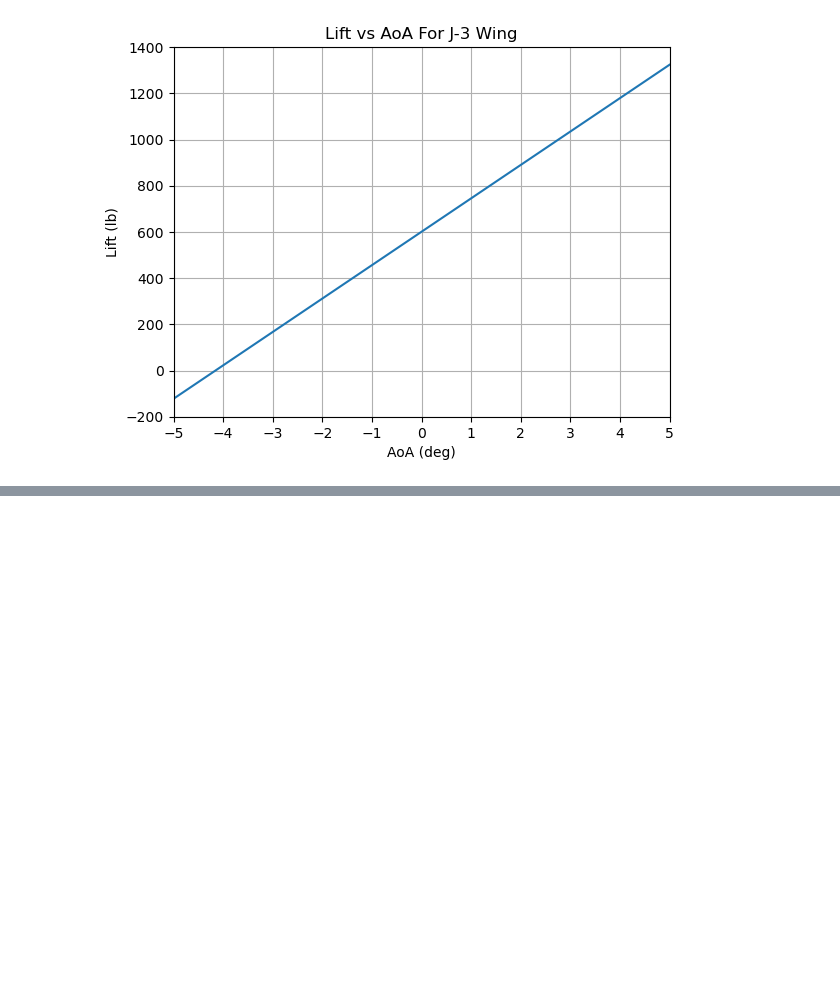
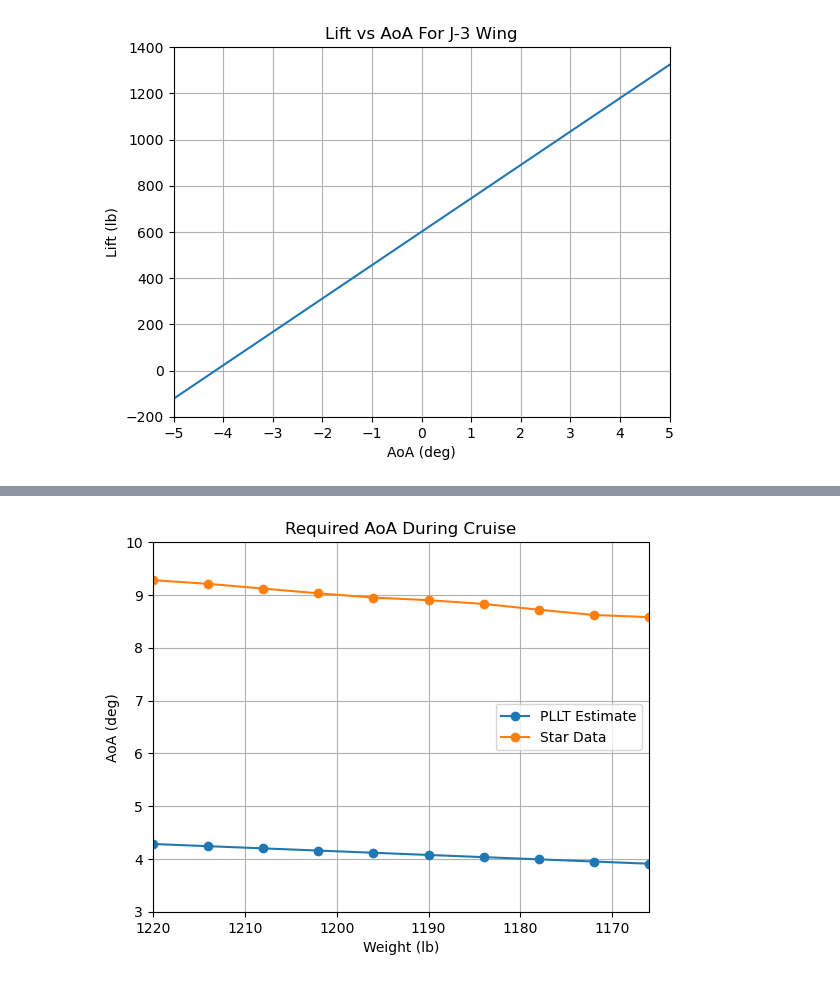
Before and after one commit to sladesladeslade/SchoolStuff, a Jupyter notebook: aerodynamics/Final Project/finalproject.ipynb, the cells around one changed output, grey strips where cells are left out. Saved outputs shown, nothing was run; the diff lists cells and outputs as text; code cells hidden in the pictures; blank space fills up the shorter version.

```diff
--- a/aerodynamics/Final Project/finalproject.ipynb
+++ b/aerodynamics/Final Project/finalproject.ipynb
@@ -90,0 +95,13 @@ AoA at 122.73 min: 3.91 deg
+# %%
+plt.plot(weight, predaoas, "-o", label="PLLT Estimate")
+plt.plot(weight, starAoA, "-o", label="Star Data")
+plt.xlabel("Weight (lb)")
+plt.ylabel("AoA (deg)")
+plt.title("Required AoA During Cruise")
+plt.xlim([1220, 1166])
+plt.ylim([3, 10])
+plt.legend(loc="center right")
+plt.grid()
+plt.show()
+# %% [output]
+[figure, added]
```
Also changed, not shown: parts of 4 cells of this notebook, 1 other file.
